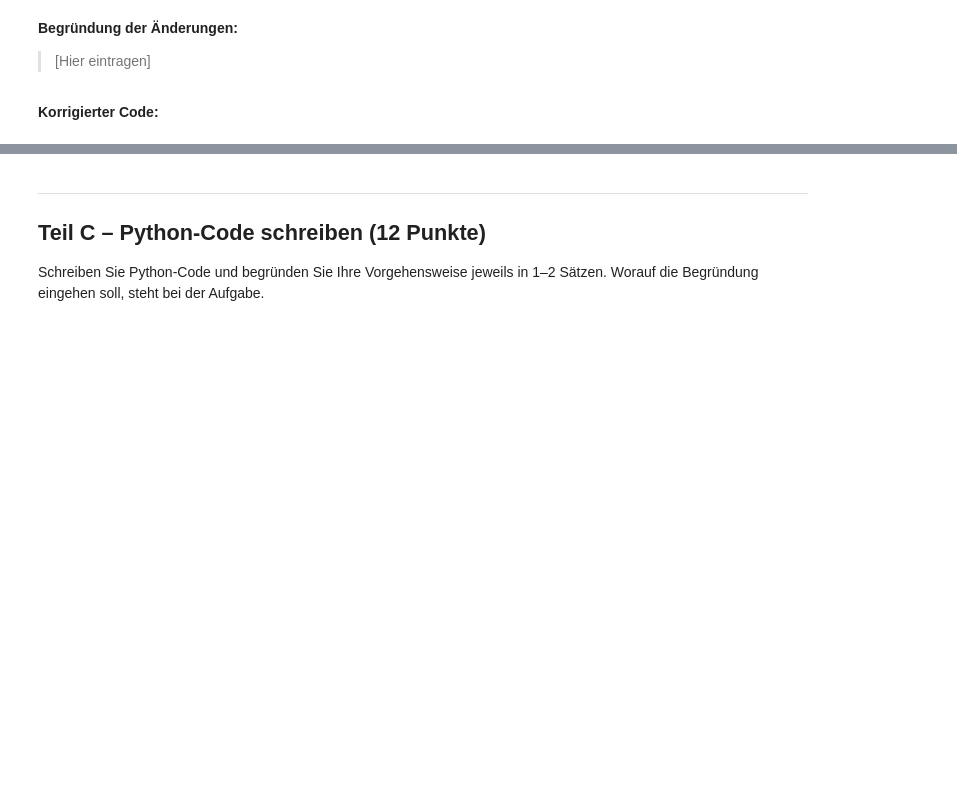
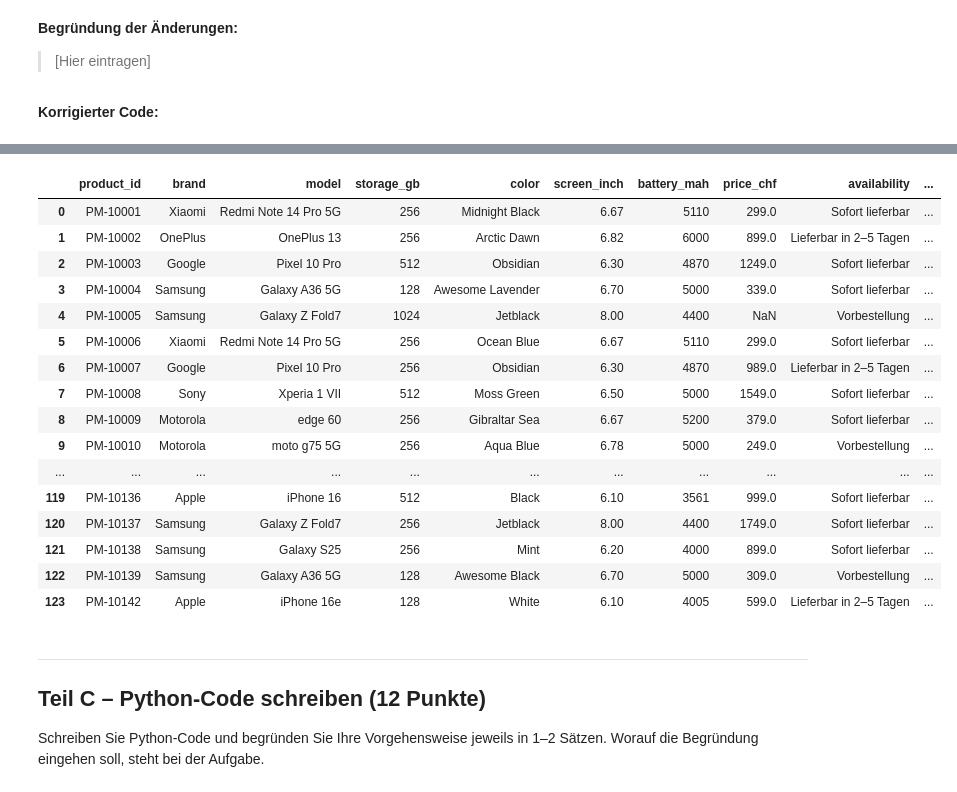
Before and after one commit to zman-ch/DS_HS2026_LNW, a Jupyter notebook: DS_HS2026_LNW_I_Examples/AP05/AP05_Datenbeschaffung_Aufbereitung_EDA.ipynb, the cells around one changed output, grey strips where cells are left out. Drawn from its saved outputs; the diff is of its cells as text; code cells hidden in the pictures; blank space fills up the shorter version.

```diff
--- a/DS_HS2026_LNW_I_Examples/AP05/AP05_Datenbeschaffung_Aufbereitung_EDA.ipynb
+++ b/DS_HS2026_LNW_I_Examples/AP05/AP05_Datenbeschaffung_Aufbereitung_EDA.ipynb
@@ -315,3 +421,24 @@ Der Produktmanager widerspricht: *«Gerade bei den neuen iPhone- und Pixel-Model
+# %%
+from IPython.display import HTML # whole df in a scrollable box
+HTML(f'<div style="max-height:400px; overflow:auto">{df_B2.to_html()}</div>')
+# %% [output]
+|  | product_id | brand | model | storage_gb | color | screen_inch | battery_mah | price_chf | availability | ... |
+| 0 | PM-10001 | Xiaomi | Redmi Note 14 Pro 5G | 256 | Midnight Black | 6.67 | 5110 | 299.0 | Sofort lieferbar | ... |
+| 1 | PM-10002 | OnePlus | OnePlus 13 | 256 | Arctic Dawn | 6.82 | 6000 | 899.0 | Lieferbar in 2–5 Tagen | ... |
+| 2 | PM-10003 | Google | Pixel 10 Pro | 512 | Obsidian | 6.30 | 4870 | 1249.0 | Sofort lieferbar | ... |
+| 3 | PM-10004 | Samsung | Galaxy A36 5G | 128 | Awesome Lavender | 6.70 | 5000 | 339.0 | Sofort lieferbar | ... |
+| 4 | PM-10005 | Samsung | Galaxy Z Fold7 | 1024 | Jetblack | 8.00 | 4400 | NaN | Vorbestellung | ... |
+| 5 | PM-10006 | Xiaomi | Redmi Note 14 Pro 5G | 256 | Ocean Blue | 6.67 | 5110 | 299.0 | Sofort lieferbar | ... |
+| 6 | PM-10007 | Google | Pixel 10 Pro | 256 | Obsidian | 6.30 | 4870 | 989.0 | Lieferbar in 2–5 Tagen | ... |
+| 7 | PM-10008 | Sony | Xperia 1 VII | 512 | Moss Green | 6.50 | 5000 | 1549.0 | Sofort lieferbar | ... |
+| 8 | PM-10009 | Motorola | edge 60 | 256 | Gibraltar Sea | 6.67 | 5200 | 379.0 | Sofort lieferbar | ... |
+| 9 | PM-10010 | Motorola | moto g75 5G | 256 | Aqua Blue | 6.78 | 5000 | 249.0 | Vorbestellung | ... |
+| ... | ... | ... | ... | ... | ... | ... | ... | ... | ... | ... |
+| 119 | PM-10136 | Apple | iPhone 16 | 512 | Black | 6.10 | 3561 | 999.0 | Sofort lieferbar | ... |
+| 120 | PM-10137 | Samsung | Galaxy Z Fold7 | 256 | Jetblack | 8.00 | 4400 | 1749.0 | Sofort lieferbar | ... |
+| 121 | PM-10138 | Samsung | Galaxy S25 | 256 | Mint | 6.20 | 4000 | 899.0 | Sofort lieferbar | ... |
+| 122 | PM-10139 | Samsung | Galaxy A36 5G | 128 | Awesome Black | 6.70 | 5000 | 309.0 | Vorbestellung | ... |
+| 123 | PM-10142 | Apple | iPhone 16e | 128 | White | 6.10 | 4005 | 599.0 | Lieferbar in 2–5 Tagen | ... |
 # %% [markdown]
 ---
 ## Teil C – Python-Code schreiben (12 Punkte)
```
Also changed, not shown: parts of 15 cells of this notebook, 4 other files.
